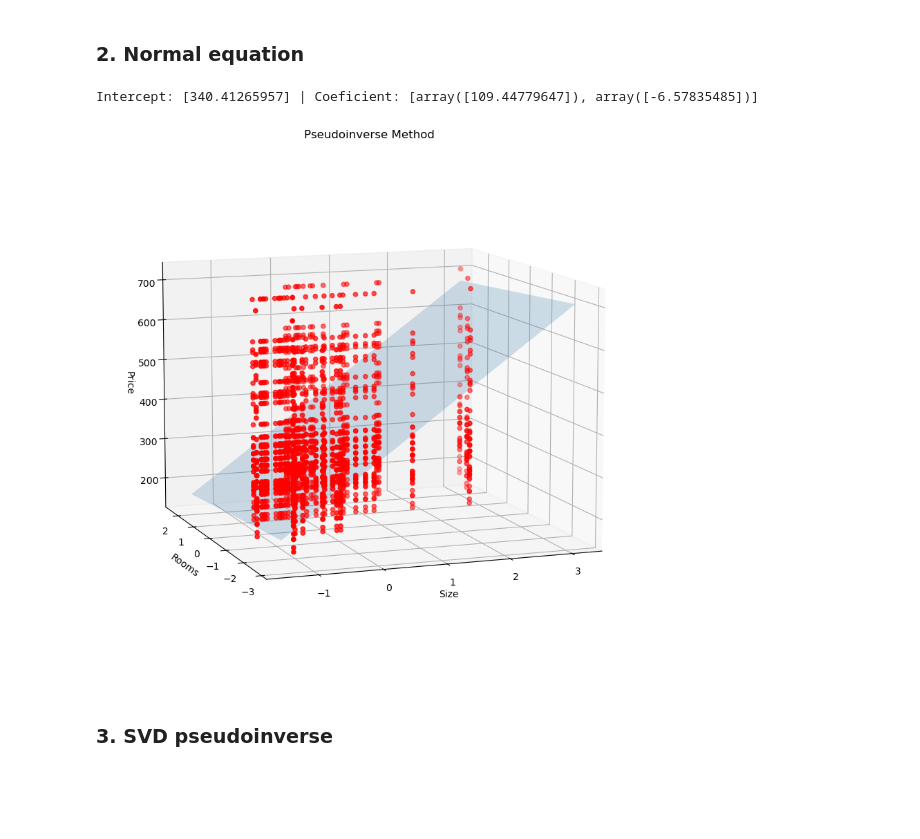
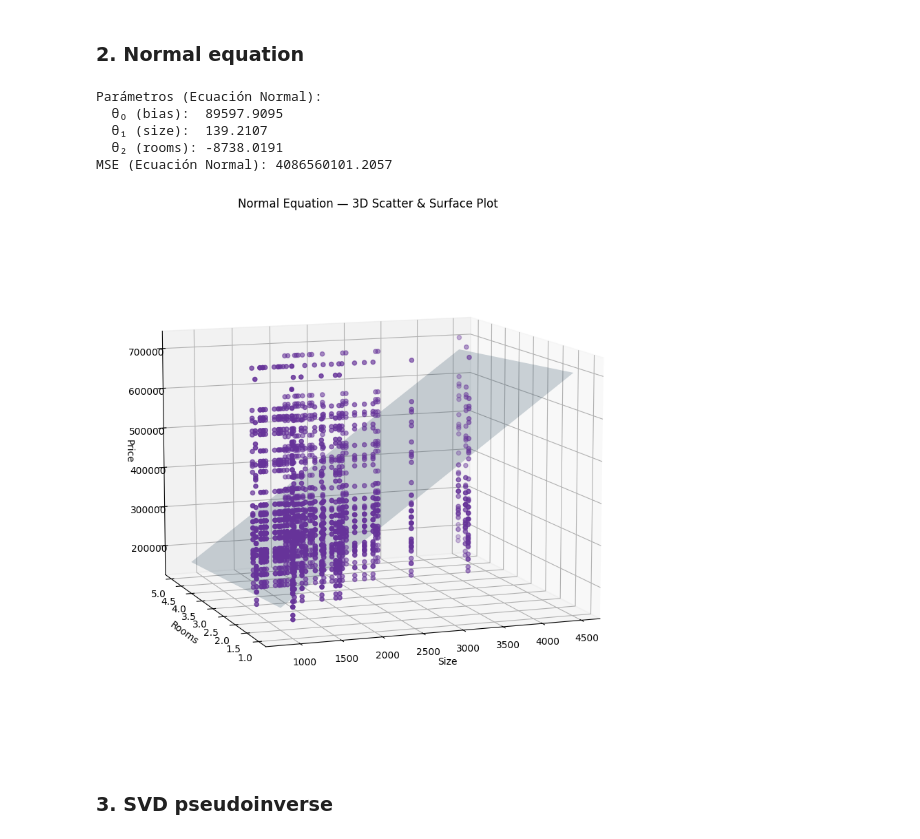
Before and after one commit to ddgant/Multivariate-Linear-Regression, a Jupyter notebook: Multivariate-linear-regression.ipynb, the cells around one changed output. Cells and saved outputs as stored; diff of their text form; code cells hidden in the pictures; blank space fills up the shorter version.

Commit message:
Complete multivariate linear regression with raw/normalized data separation and code documentation

```diff
--- a/Multivariate-linear-regression.ipynb
+++ b/Multivariate-linear-regression.ipynb
@@ -75,0 +79,5 @@ X_data.shape, y_data.shape
+# %%
+# ====== Datos SIN normalizar (para sklearn, Normal Eq, SVD) ======
+# Guardamos X_raw antes de aplicar StandardScaler
+X_raw = np.c_[np.ones(X_data.shape[0]), X_data]  # [1, size, rooms] - datos crudos
+X_raw
@@ -224,0 +245,12 @@ print(lr.intercept_, lr.coef_)
+# %%
+# Instanciar y ajustar el modelo de regresión lineal de sklearn
+# fit_intercept=False: el intercepto ya está incluido en la columna de unos de X
+lr = LinearRegression(fit_intercept=False)
+lr.fit(X_raw, y_data)  # Ajustar el modelo: X (n x 3), y (n x 1)
+
+# Extraer los coeficientes theta encontrados por sklearn
+theta_sklearn = lr.coef_.T  # Transponer para obtener un vector columna (3 x 1) en lugar de (1 x 3)
+print("Parámetros (sklearn):")
+print(f"  θ₀ (bias):  {theta_sklearn[0][0]:.4f}")
+print(f"  θ₁ (size):  {theta_sklearn[1][0]:.4f}")
+print(f"  θ₂ (rooms): {theta_sklearn[2][0]:.4f}")
@@ -292,26 +333,47 @@ fig.show()
 # %% [markdown]
 ### 2. Normal equation
 # %%
-# Your code
-theta = np.linalg.inv(X.T.dot(X)).dot(X.T).dot(y)
-intercept, *coef = theta
-print(f"Intercept: {intercept} | Coeficient: {coef}")
+"""
+Normal Equation finds the exact solution in one step using linear algebra.
+No iterations needed — it directly minimizes the cost function analytically.
+"""
 
-size_points, rooms_points = np.meshgrid([np.min(X[:,1]), np.max(X[:,1])],[np.min(X[:,2]), np.max(X[:,2])])
-price_points = theta_hat[0] + theta_hat[1] * size_points + theta_hat[2] * rooms_points
+# Ecuación normal: θ = (XᵀX)⁻¹ Xᵀy
+theta = np.linalg.inv(X_raw.T.dot(X_raw)).dot(X_raw.T).dot(y_data)  # Solución exacta de mínimos cuadrados
 
+# Imprimir parámetros y MSE
+print("Parámetros (Ecuación Normal):")
+print(f"  θ₀ (bias):  {theta[0][0]:.4f}")
+print(f"  θ₁ (size):  {theta[1][0]:.4f}")
+print(f"  θ₂ (rooms): {theta[2][0]:.4f}")
+print(f"MSE (Ecuación Normal): {mean_squared_error(y_data, X_raw @ theta):.4f}")
+
+# Crear malla de puntos min/max para graficar el plano
+size_points, rooms_points = np.meshgrid(
+    [np.min(X_raw[:,1]), np.max(X_raw[:,1])],  # Rango de size
+    [np.min(X_raw[:,2]), np.max(X_raw[:,2])]   # Rango de rooms
+)
+
+# Calcular altura del plano: ŷ = θ₀ + θ₁·size + θ₂·rooms
+price_points = theta[0] + theta[1] * size_points + theta[2] * rooms_points
+
+# Graficar datos reales + plano ajustado
 fig = plt.figure(figsize=(10,10))
 ax = fig.add_subplot(111, projection='3d')
-ax.scatter(X[:,1], X[:,2], y, c='r')
+ax.scatter(X_raw[:,1], X_raw[:,2], y_data, c='rebeccapurple')   # Puntos reales
 ax.set_xlabel('Size')
 ax.set_ylabel('Rooms')
 ax.set_zlabel('Price')
-ax.plot_surface(size_points, rooms_points, price_points, alpha=0.2)
-ax.set_title("Pseudoinverse Method")
-ax.view_init(10, 250)
+ax.plot_surface(size_points, rooms_points, price_points, alpha=0.2)  # Plano ajustado
+ax.set_title("Normal Equation — 3D Scatter & Surface Plot")
+ax.view_init(10, 250)                  # Ángulo de cámara
 plt.show()
 # %% [output]
-Intercept: [340.41265957] | Coeficient: [array([109.44779647]), array([-6.57835485])]
+Parámetros (Ecuación Normal):
+  θ₀ (bias):  89597.9095
+  θ₁ (size):  139.2107
+  θ₂ (rooms): -8738.0191
+MSE (Ecuación Normal): 4086560101.2057
-[figure, old version]
+[figure, new version]
 # %% [markdown]
 ### 3. SVD pseudoinverse
```
Also changed, not shown: parts of 31 cells of this notebook.
